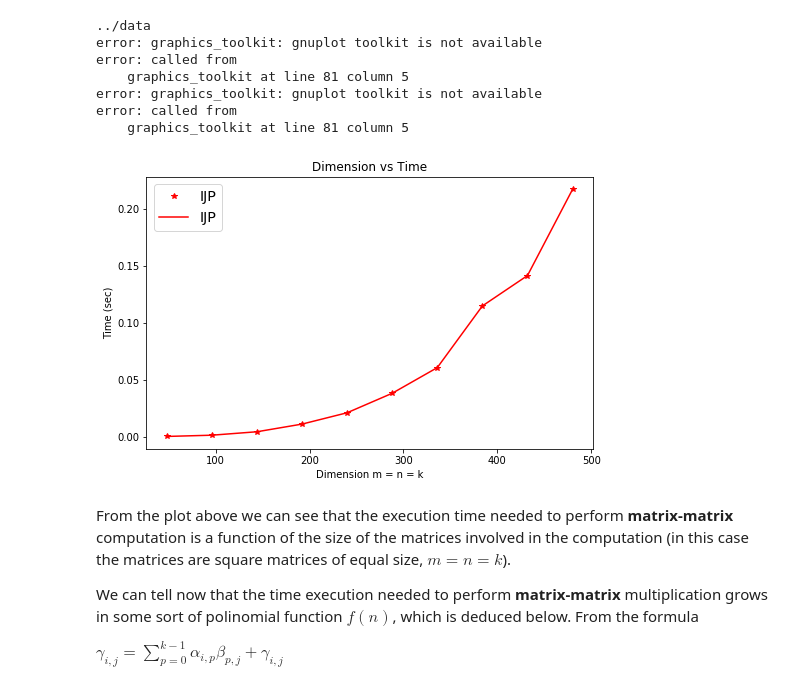
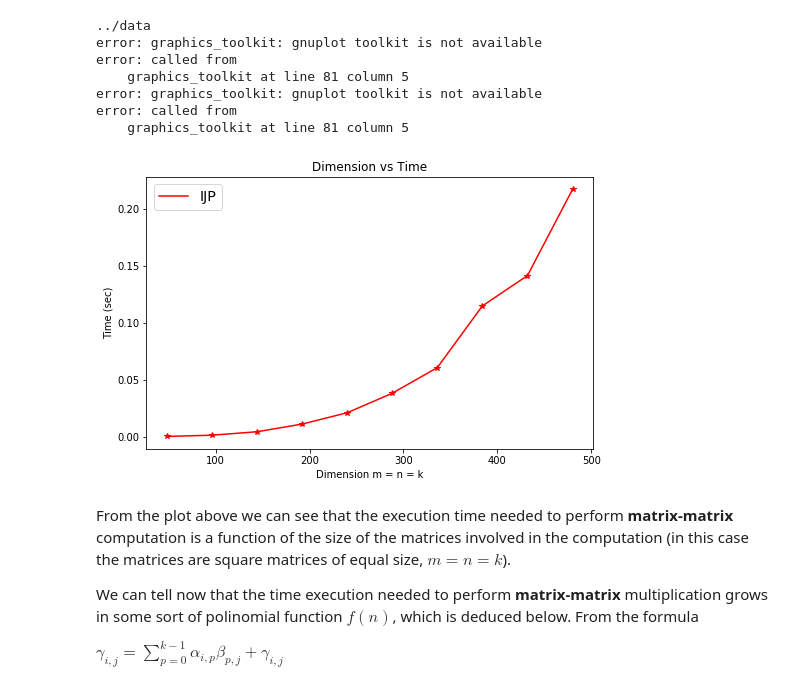
Before and after one commit to Cardoso1994/LAFF_PfHP, a Jupyter notebook: Assignments/Week1/C/notebooks/1.1_introduction.ipynb, the cells around one changed output. Saved outputs shown, nothing was run; the diff lists cells and outputs as text; code cells hidden in the pictures.

```diff
--- a/Assignments/Week1/C/notebooks/1.1_introduction.ipynb
+++ b/Assignments/Week1/C/notebooks/1.1_introduction.ipynb
@@ -165,19 +165,19 @@ error: called from
 # %%
 if np.any(np.abs(data[:, 5]) > 1e-10):
     raise Exception("Hmmm, better check if there is an accuracy problem")
 
 figsize=[8, 5]
 
 fig, ax = plt.subplots(1, 1, figsize=figsize)
 ax.set_title("Dimension vs Time")
 ax.set_xlabel('Dimension m = n = k')
 ax.set_ylabel('Time (sec)')
-mean_fig = ax.plot(data[:, 0], data[:, 3], '*r', label="IJP")
+mean_fig = ax.plot(data[:, 0], data[:, 3], '*r')
 mean_fig = ax.plot(data[:, 0], data[:, 3], 'r', label="IJP")
 ax.legend(loc="upper left", fontsize="x-large")
 plt.show()
 # %% [output]
-[figure, old version]
+[figure, new version]
 # %% [markdown]
 From the plot above we can see that the execution time needed to perform
 **matrix-matrix** computation is a function of the size of the matrices
```
Also changed, not shown: parts of 2 cells of this notebook, 1 other file.
